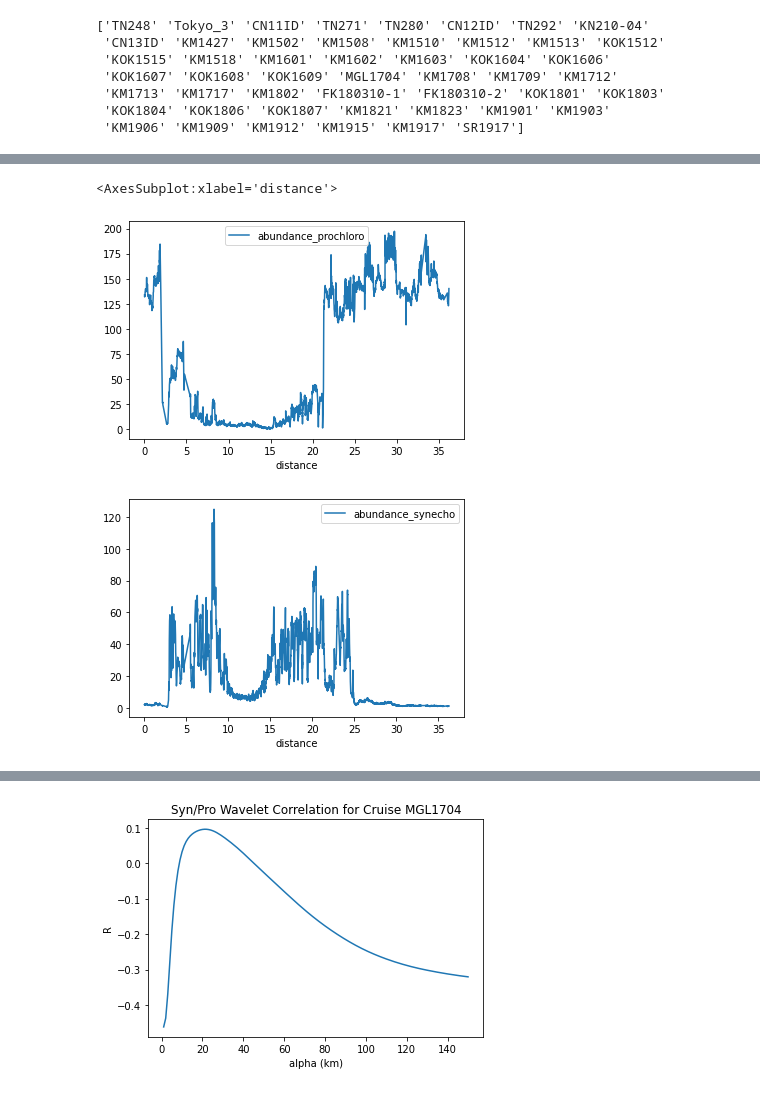
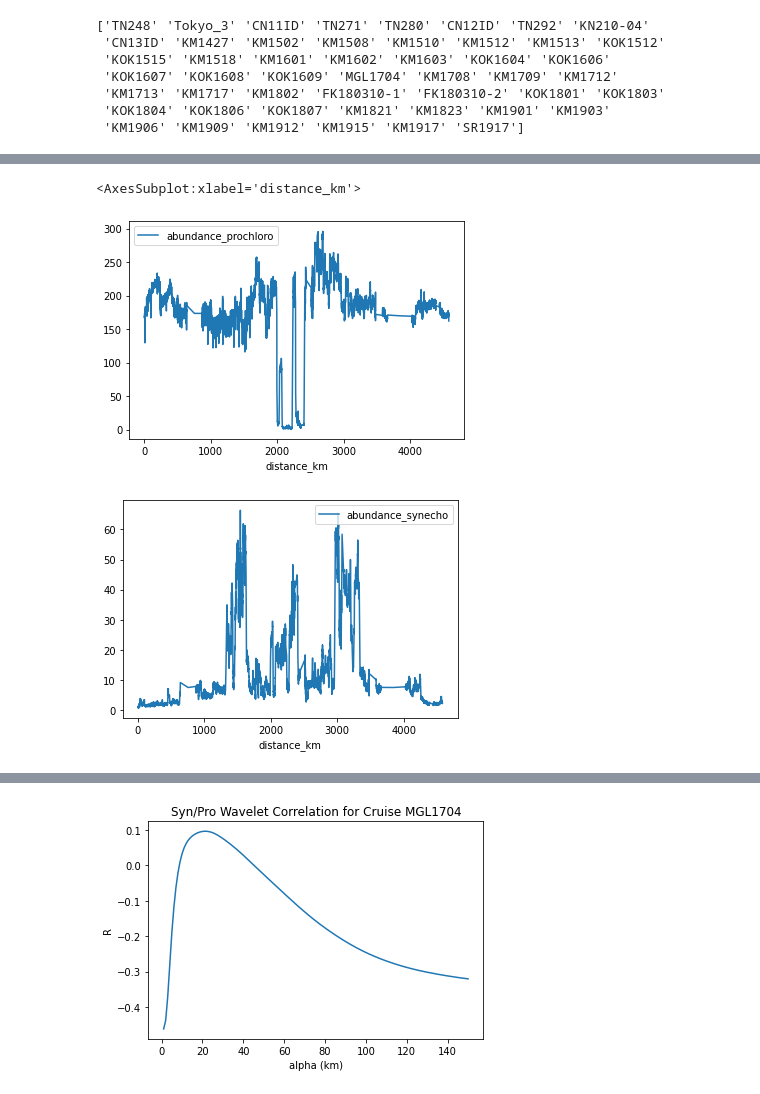
Before and after one commit to barbara42/seaflow_analysis, a Jupyter notebook: Seaflow Time Series Analysis.ipynb, the cells around one changed output, grey strips where cells are left out. Drawn from its saved outputs; the diff is of its cells as text; code cells hidden in the pictures.

Commit message:
distance in km, colorbar label

```diff
--- a/Seaflow Time Series Analysis.ipynb
+++ b/Seaflow Time Series Analysis.ipynb
@@ -38,6 +38,15 @@ print(cruise_names)
  'KM1713' 'KM1717' 'KM1802' 'FK180310-1' 'FK180310-2' 'KOK1801' 'KOK1803'
  'KOK1804' 'KOK1806' 'KOK1807' 'KM1821' 'KM1823' 'KM1901' 'KM1903'
  'KM1906' 'KM1909' 'KM1912' 'KM1915' 'KM1917' 'SR1917']
+# %%
+# turn lon,lat difference to distance in km
+# can take in a column of the df
+def great_circle(lon1, lat1, lon2, lat2):
+    lon1, lat1, lon2, lat2 = map(np.radians, [lon1, lat1, lon2, lat2])
+    earth_radius = 6371 # km
+    return earth_radius * (
+        np.arccos(np.sin(lat1) * np.sin(lat2) + \
+                np.cos(lat1) * np.cos(lat2) * np.cos(lon1 - lon2)))
 # %%
 # given a cruise name, return df of all samples joined with temp and PAR
 def get_cruise_data(cruise_name):
@@ -125,15 +134,21 @@ def get_cruise_data(cruise_name):
     df_master = pd.merge(df_master, df_par_slice)
     # calculate distance from previous point, must be sorted by time
     df_master.sort_values(by='time')
+
     # TODO: change lat/lon to km
     # the great circle distance
-    delta_d = np.sqrt((df_master['lat'] - df_master['lat'].shift())**2
-                      + (df_master['lon'] - df_master['lon'].shift())**2)
-    df_master['distance'] = delta_d.cumsum() # in terms of lat/lon distance
+    delta_d = great_circle(df_master['lon'], df_master['lat'],\
+                           df_master['lon'].shift(), df_master['lat'].shift())
+    df_master['d_distance_km'] = delta_d
+    df_master['distance_km'] = delta_d.cumsum()
+
+#     delta_d = np.sqrt((df_master['lat'] - df_master['lat'].shift())**2
+#                       + (df_master['lon'] - df_master['lon'].shift())**2)
+#     df_master['distance'] = delta_d.cumsum() # in terms of lat/lon distance
     return df_master
 
 
-cruise_name = 'MGL1704'
+cruise_name = 'KOK1606'
 df_master = get_cruise_data(cruise_name)
 df_master
 # %% [output]
@@ -153,10 +193,10 @@ df_master
 # %%
-df_master.plot('distance','abundance_prochloro')
-df_master.plot('distance', 'abundance_synecho')
+df_master.plot('distance_km','abundance_prochloro')
+df_master.plot('distance_km', 'abundance_synecho')
 # %% [output]
-<AxesSubplot:xlabel='distance'>
+<AxesSubplot:xlabel='distance_km'>
-[figure, old version]
+[figure, new version]
-[figure, old version]
+[figure, new version]
 # %%
 # convolve with haar function
 ALPHA = 150
```
Also changed, not shown: parts of 12 cells of this notebook.
